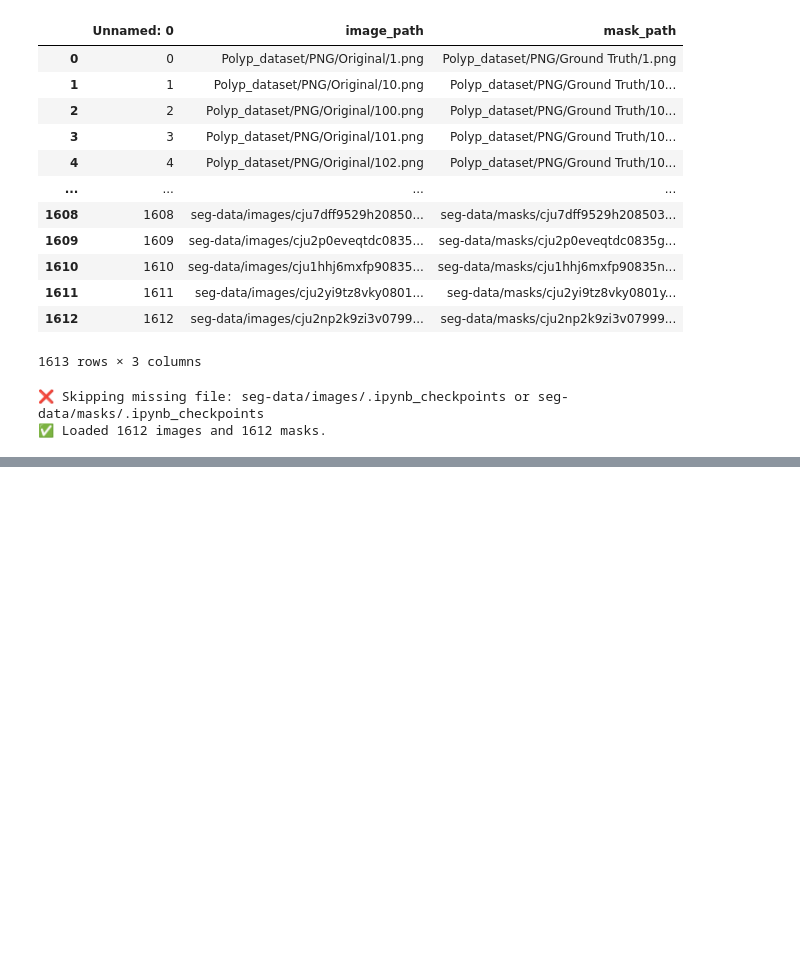
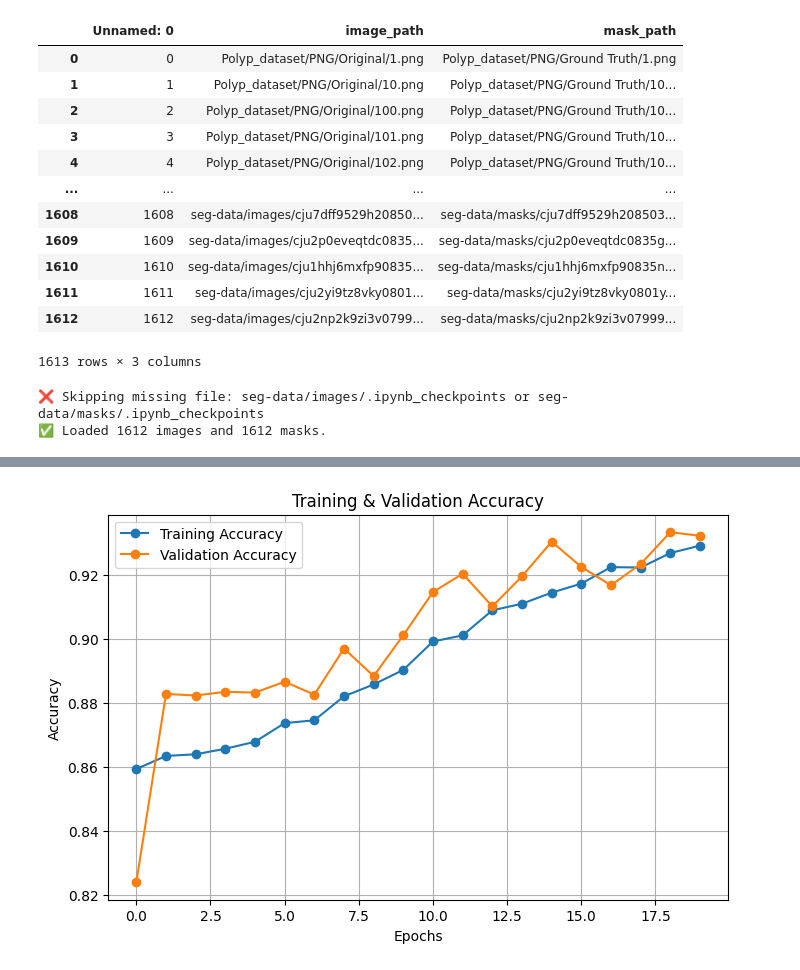
Before and after one commit to tanmoy-mondal-lab/ku_project, a Jupyter notebook: University_project_2.0.ipynb, the cells around one changed output, grey strips where cells are left out. Cells and saved outputs as stored; diff of their text form; code cells hidden in the pictures; blank space fills up the shorter version.

```diff
--- a/University_project_2.0.ipynb
+++ b/University_project_2.0.ipynb
@@ -89,7 +89,7 @@ X,Y = load_data(meta_data)
 ✅ Loaded 1612 images and 1612 masks.
 # %%
 x_train, x_test, y_train, y_test = train_test_split(X,Y,test_size = 0.2, shuffle = True,random_state= 10)
-x_train, x_val, y_train, y_val = train_test_split(x_train,y_train, shuffle = True, random_state = 10)
+x_train, x_val, y_train, y_val = train_test_split(x_train,y_train, test_size = 0.08, shuffle = True, random_state = 10)
 
 print("x_train size:", len(x_train))
 print("x_test size:", len(x_test))
@@ -210,0 +286,15 @@ Epoch 1/20
+# %%
+train_acc = history.history['accuracy']
+val_acc = history.history['val_accuracy']
+
+plt.figure(figsize=(8, 5))
+plt.plot(train_acc, label='Training Accuracy', marker='o')
+plt.plot(val_acc, label='Validation Accuracy', marker='o')
+plt.xlabel('Epochs')
+plt.ylabel('Accuracy')
+plt.title('Training & Validation Accuracy')
+plt.legend()
+plt.grid(True)
+plt.show()
+# %% [output]
+[figure, added]
```
Also changed, not shown: parts of 12 cells of this notebook.
